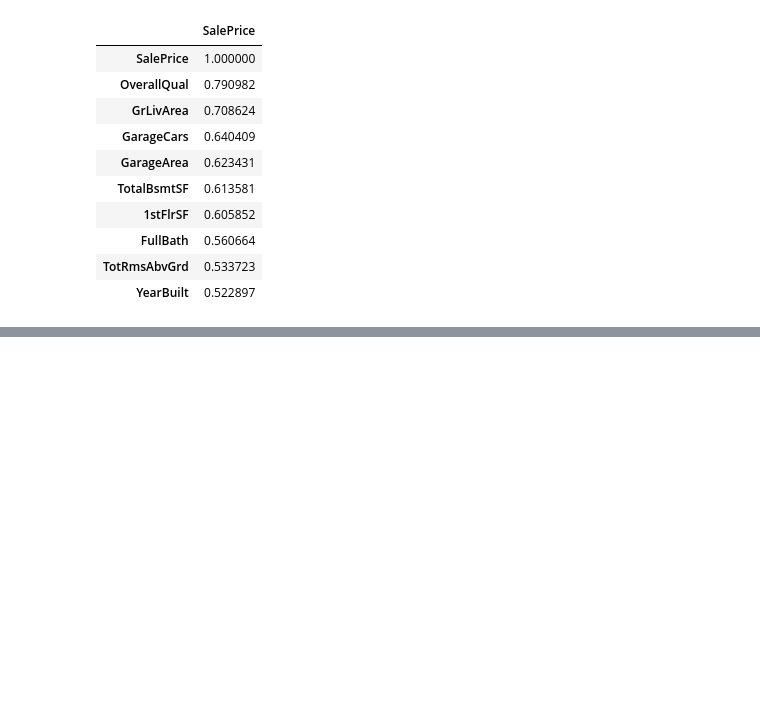
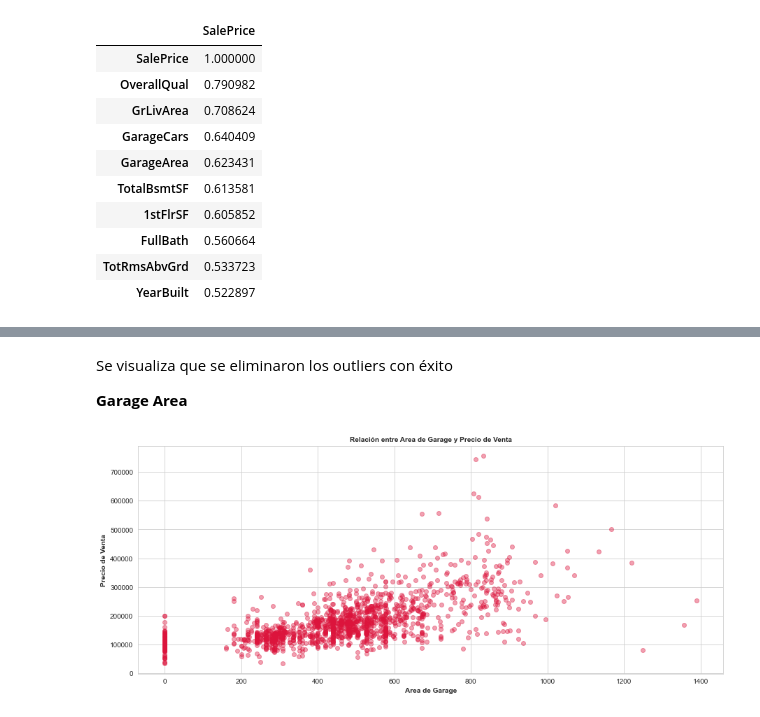
Before and after one commit to lugeminai/Hackathon, a Jupyter notebook: eda.ipynb, the cells around one changed output, grey strips where cells are left out. Saved outputs shown, nothing was run; the diff lists cells and outputs as text; code cells hidden in the pictures; blank space fills up the shorter version.

```diff
--- a/eda.ipynb
+++ b/eda.ipynb
@@ -251,0 +283,14 @@ s
+# %% [markdown]
+Se visualiza que se eliminaron los outliers con éxito
+
+**Garage Area**
+# %%
+
+plt.figure(figsize = ((15, 6)))
+plt.scatter(x = 'GarageArea', y = 'SalePrice', data = df, color='crimson', alpha=0.4)
+plt.title('Relación entre Area de Garage y Precio de Venta', weight = 'bold', fontsize = 10)
+plt.xlabel('Area de Garage', weight = 'bold')
+plt.ylabel('Precio de Venta', weight = 'bold')
+plt.show()
+# %% [output]
+[figure, added]
```
Also changed, not shown: parts of 63 cells of this notebook.
